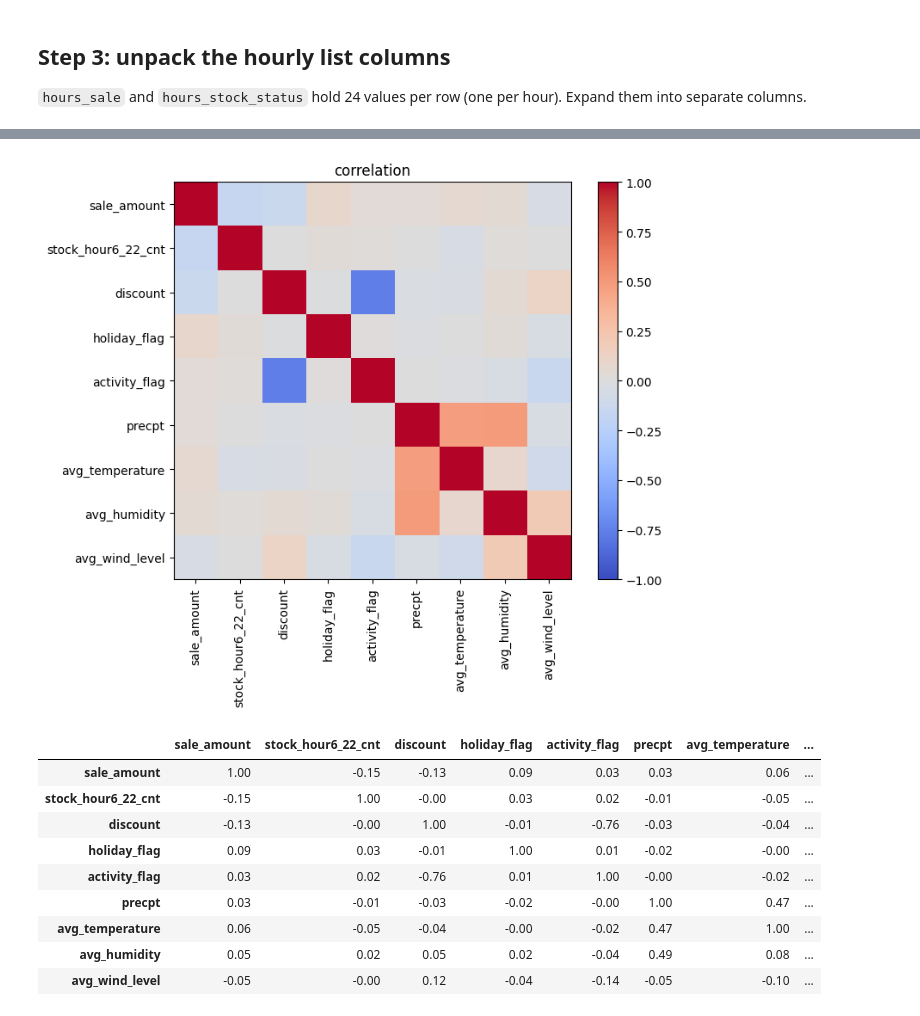
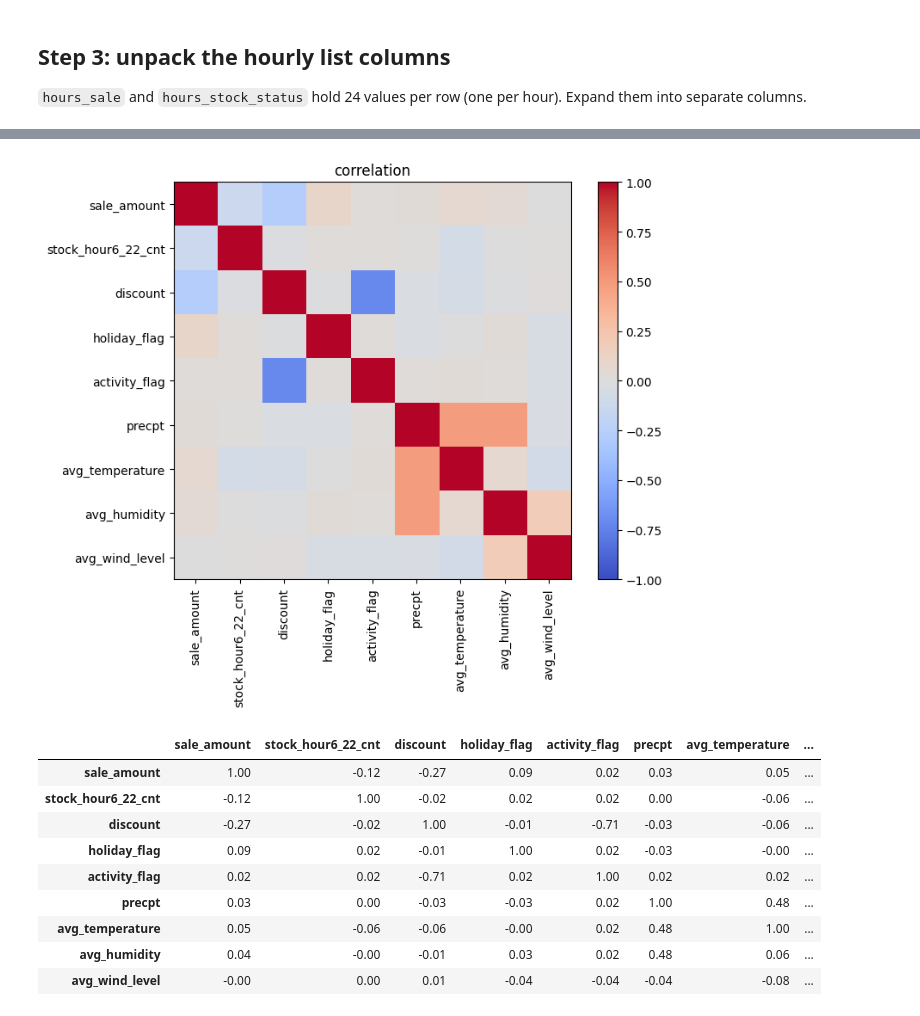
Before and after one commit to KTECeline/ODL-G15, a Jupyter notebook: Dataset.ipynb, the cells around one changed output, grey strips where cells are left out. Saved outputs shown, nothing was run; the diff lists cells and outputs as text; code cells hidden in the pictures.

```diff
--- a/Dataset.ipynb
+++ b/Dataset.ipynb
@@ -61,22 +62,16 @@ keys = ["store_id", "product_id"]
 train_df = train_df.dropna().drop_duplicates(subset=keys + ["dt"])
 eval_df = eval_df.dropna().drop_duplicates(subset=keys + ["dt"])
 
-# keep only series with the full 90-day history
+# keep only series with the full 90-day history, pick 5,000 at random
 counts = train_df.groupby(keys).size()
 full_series = counts[counts == 90].reset_index()[keys]
+chosen = full_series.sample(n=5000, random_state=42)
 
-# pick 112 series at random -> 10,080 train rows
-chosen = full_series.sample(n=112, random_state=42)
+data = pd.concat([train_df.merge(chosen, on=keys).assign(split="train"),
+                  eval_df.merge(chosen, on=keys).assign(split="test")])
+data["dt"] = pd.to_datetime(data["dt"])
+data = data.sort_values(keys + ["dt"]).reset_index(drop=True)
 
-df = train_df.merge(chosen, on=keys)
-test_df = eval_df.merge(chosen, on=keys)   # same series, the 7 days after -> time-based test set
-
-for d in (df, test_df):
-    d["dt"] = pd.to_datetime(d["dt"])
-    d.sort_values(keys + ["dt"], inplace=True)
-    d.reset_index(drop=True, inplace=True)
-
-print("train subset:", df.shape)
-print("test subset: ", test_df.shape)
-print("series:", df.groupby(keys).ngroups)
+print(data.shape)
+print(data["split"].value_counts())
 # %% [output]
@@ -87,13 +84,9 @@ series: 112
 ## Step 3: unpack the hourly list columns
 `hours_sale` and `hours_stock_status` hold 24 values per row (one per hour). Expand them into separate columns.
 # %%
-def unpack_hours(d):
-    sale_h = pd.DataFrame(d["hours_sale"].tolist(), index=d.index).add_prefix("sale_h")
-    stock_h = pd.DataFrame(d["hours_stock_status"].tolist(), index=d.index).add_prefix("stock_h")
-    return pd.concat([d.drop(columns=["hours_sale", "hours_stock_status"]), sale_h, stock_h], axis=1)
-
-df = unpack_hours(df)
-test_df = unpack_hours(test_df)
-print(df.shape)
-df.head()
+sale_h = pd.DataFrame(data["hours_sale"].tolist(), index=data.index).add_prefix("sale_h")
+stock_h = pd.DataFrame(data["hours_stock_status"].tolist(), index=data.index).add_prefix("stock_h")
+data = pd.concat([data.drop(columns=["hours_sale", "hours_stock_status"]), sale_h, stock_h], axis=1)
+print(data.shape)
+data.head()
 # %% [output]
@@ -143,0 +103,4 @@ memory usage: 4.9 MB
+# %%
+eda = data[data["split"] == "train"]
+eda.info()
+eda.describe().T
@@ -197,25 +211,25 @@ plt.show()
 # %%
 # correlation between the numeric features
 num_cols = ["sale_amount", "stock_hour6_22_cnt", "discount", "holiday_flag", "activity_flag",
             "precpt", "avg_temperature", "avg_humidity", "avg_wind_level"]
-corr = df[num_cols].corr()
+corr = eda[num_cols].corr()
 plt.figure(figsize=(8, 6))
 plt.imshow(corr, cmap="coolwarm", vmin=-1, vmax=1)
 plt.colorbar()
 plt.xticks(range(len(num_cols)), num_cols, rotation=90)
 plt.yticks(range(len(num_cols)), num_cols)
 plt.title("correlation")
 plt.show()
 corr.round(2)
 # %% [output]
 [figure]
 |  | sale_amount | stock_hour6_22_cnt | discount | holiday_flag | activity_flag | precpt | avg_temperature | ... |
-| sale_amount | 1.00 | -0.15 | -0.13 | 0.09 | 0.03 | 0.03 | 0.06 | ... |
-| stock_hour6_22_cnt | -0.15 | 1.00 | -0.00 | 0.03 | 0.02 | -0.01 | -0.05 | ... |
-| discount | -0.13 | -0.00 | 1.00 | -0.01 | -0.76 | -0.03 | -0.04 | ... |
-| holiday_flag | 0.09 | 0.03 | -0.01 | 1.00 | 0.01 | -0.02 | -0.00 | ... |
-| activity_flag | 0.03 | 0.02 | -0.76 | 0.01 | 1.00 | -0.00 | -0.02 | ... |
-| precpt | 0.03 | -0.01 | -0.03 | -0.02 | -0.00 | 1.00 | 0.47 | ... |
-| avg_temperature | 0.06 | -0.05 | -0.04 | -0.00 | -0.02 | 0.47 | 1.00 | ... |
-| avg_humidity | 0.05 | 0.02 | 0.05 | 0.02 | -0.04 | 0.49 | 0.08 | ... |
-| avg_wind_level | -0.05 | -0.00 | 0.12 | -0.04 | -0.14 | -0.05 | -0.10 | ... |
+| sale_amount | 1.00 | -0.12 | -0.27 | 0.09 | 0.02 | 0.03 | 0.05 | ... |
+| stock_hour6_22_cnt | -0.12 | 1.00 | -0.02 | 0.02 | 0.02 | 0.00 | -0.06 | ... |
+| discount | -0.27 | -0.02 | 1.00 | -0.01 | -0.71 | -0.03 | -0.06 | ... |
+| holiday_flag | 0.09 | 0.02 | -0.01 | 1.00 | 0.02 | -0.03 | -0.00 | ... |
+| activity_flag | 0.02 | 0.02 | -0.71 | 0.02 | 1.00 | 0.02 | 0.02 | ... |
+| precpt | 0.03 | 0.00 | -0.03 | -0.03 | 0.02 | 1.00 | 0.48 | ... |
+| avg_temperature | 0.05 | -0.06 | -0.06 | -0.00 | 0.02 | 0.48 | 1.00 | ... |
+| avg_humidity | 0.04 | -0.00 | -0.01 | 0.03 | 0.02 | 0.48 | 0.06 | ... |
+| avg_wind_level | -0.00 | 0.00 | 0.01 | -0.04 | -0.04 | -0.04 | -0.08 | ... |
```
Also changed, not shown: parts of 18 cells of this notebook, 6 other files.
